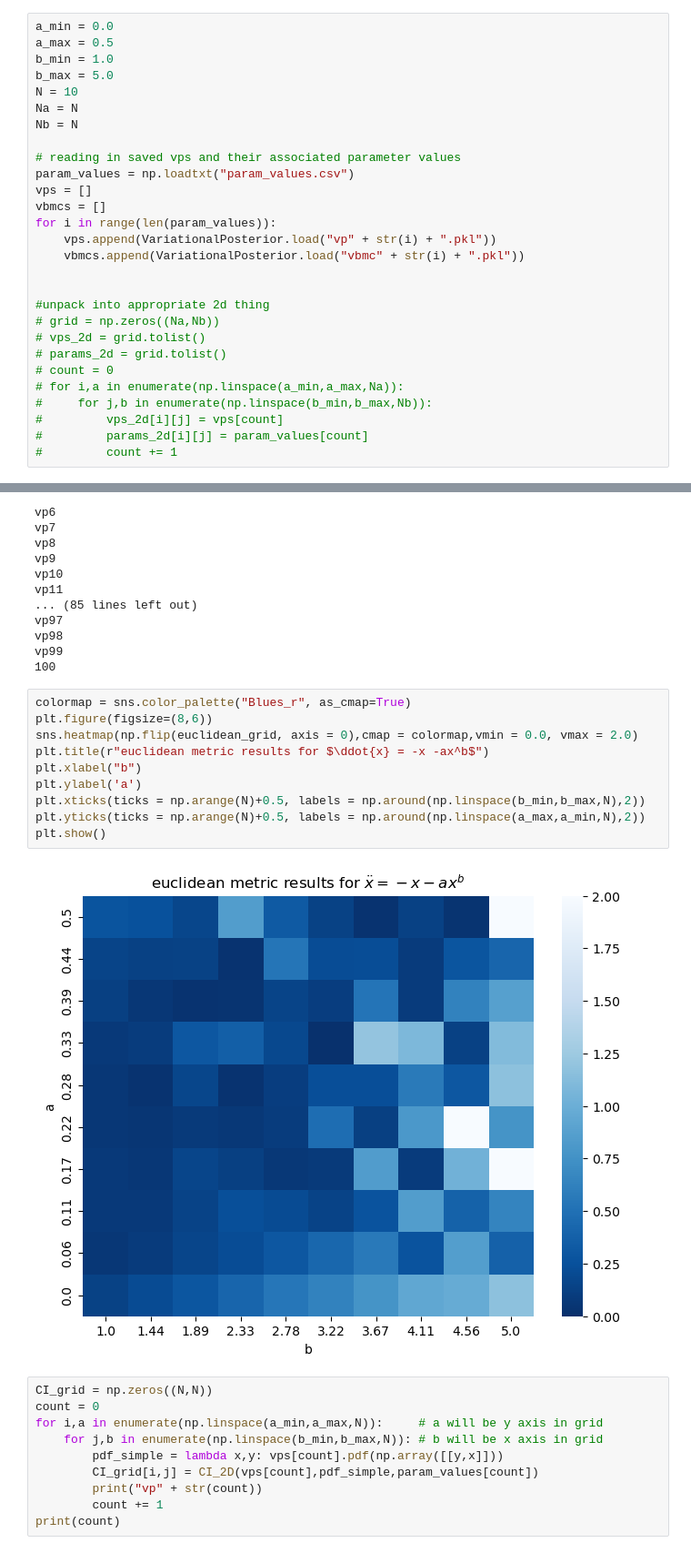
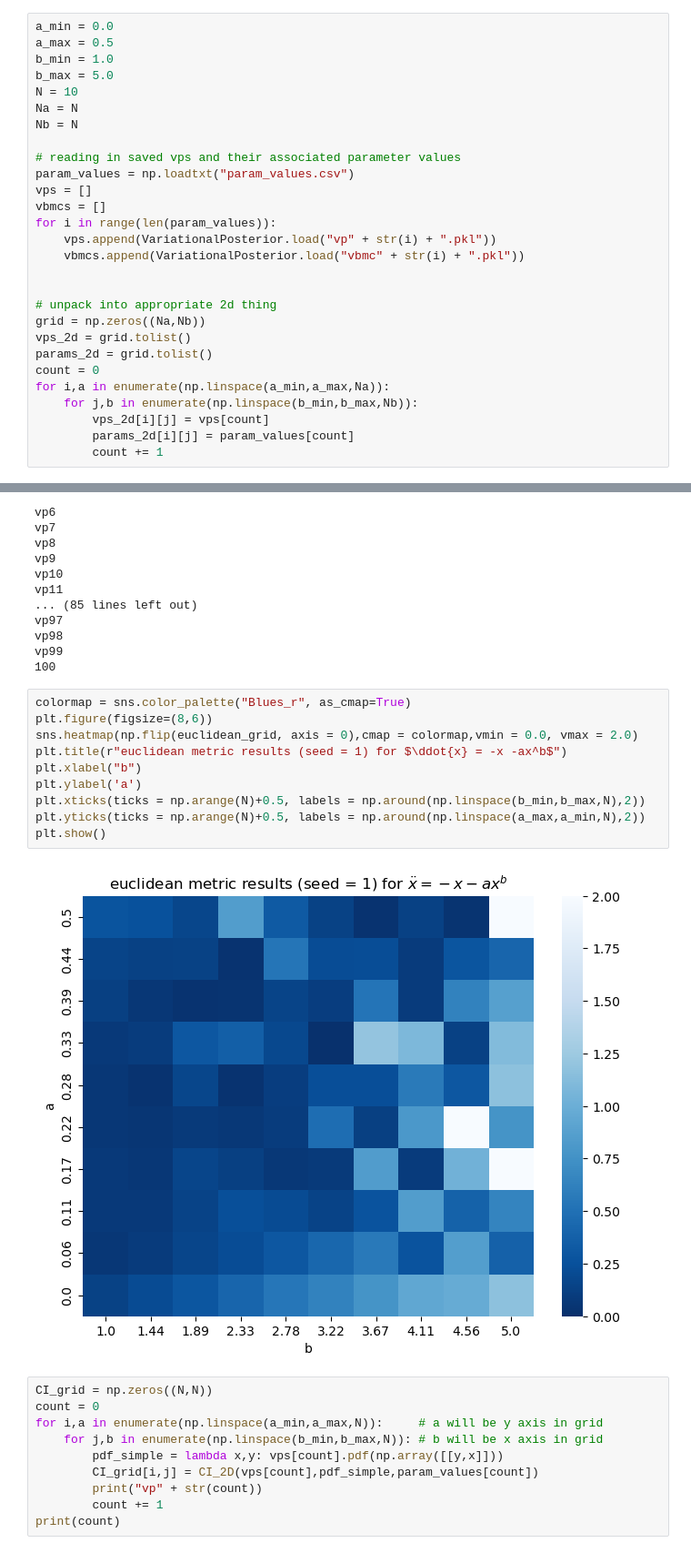
Before and after one commit to valentine-alia/BPE, a Jupyter notebook: vp_results/real_metrics_vis copy.ipynb, the cells around one changed output, grey strips where cells are left out. Shown at 91% size. Drawn from its saved outputs; the diff is of its cells as text.

```diff
--- a/vp_results/real_metrics_vis copy.ipynb
+++ b/vp_results/real_metrics_vis copy.ipynb
@@ -29,16 +29,16 @@ for i in range(len(param_values)):
     vbmcs.append(VariationalPosterior.load("vbmc" + str(i) + ".pkl"))
 
 
-#unpack into appropriate 2d thing
-# grid = np.zeros((Na,Nb))
-# vps_2d = grid.tolist()
-# params_2d = grid.tolist()
-# count = 0
-# for i,a in enumerate(np.linspace(a_min,a_max,Na)):
-#     for j,b in enumerate(np.linspace(b_min,b_max,Nb)):
-#         vps_2d[i][j] = vps[count]
-#         params_2d[i][j] = param_values[count]
-#         count += 1
+# unpack into appropriate 2d thing
+grid = np.zeros((Na,Nb))
+vps_2d = grid.tolist()
+params_2d = grid.tolist()
+count = 0
+for i,a in enumerate(np.linspace(a_min,a_max,Na)):
+    for j,b in enumerate(np.linspace(b_min,b_max,Nb)):
+        vps_2d[i][j] = vps[count]
+        params_2d[i][j] = param_values[count]
+        count += 1
 # %%
 def euclidean_metric(vp,truth_array, n_samples = int(5e5),original = False):
     """
@@ -127,15 +127,15 @@ vp99
 # %%
 colormap = sns.color_palette("Blues_r", as_cmap=True)
 plt.figure(figsize=(8,6))
 sns.heatmap(np.flip(euclidean_grid, axis = 0),cmap = colormap,vmin = 0.0, vmax = 2.0)
-plt.title(r"euclidean metric results for $\ddot{x} = -x -ax^b$")
+plt.title(r"euclidean metric results (seed = 1) for $\ddot{x} = -x -ax^b$")
 plt.xlabel("b")
 plt.ylabel('a')
 plt.xticks(ticks = np.arange(N)+0.5, labels = np.around(np.linspace(b_min,b_max,N),2))
 plt.yticks(ticks = np.arange(N)+0.5, labels = np.around(np.linspace(a_max,a_min,N),2))
 plt.show()
 # %% [output]
-[figure, old version]
+[figure, new version]
 # %%
 CI_grid = np.zeros((N,N))
 count = 0
```
Also changed, not shown: parts of 12 cells of this notebook.
